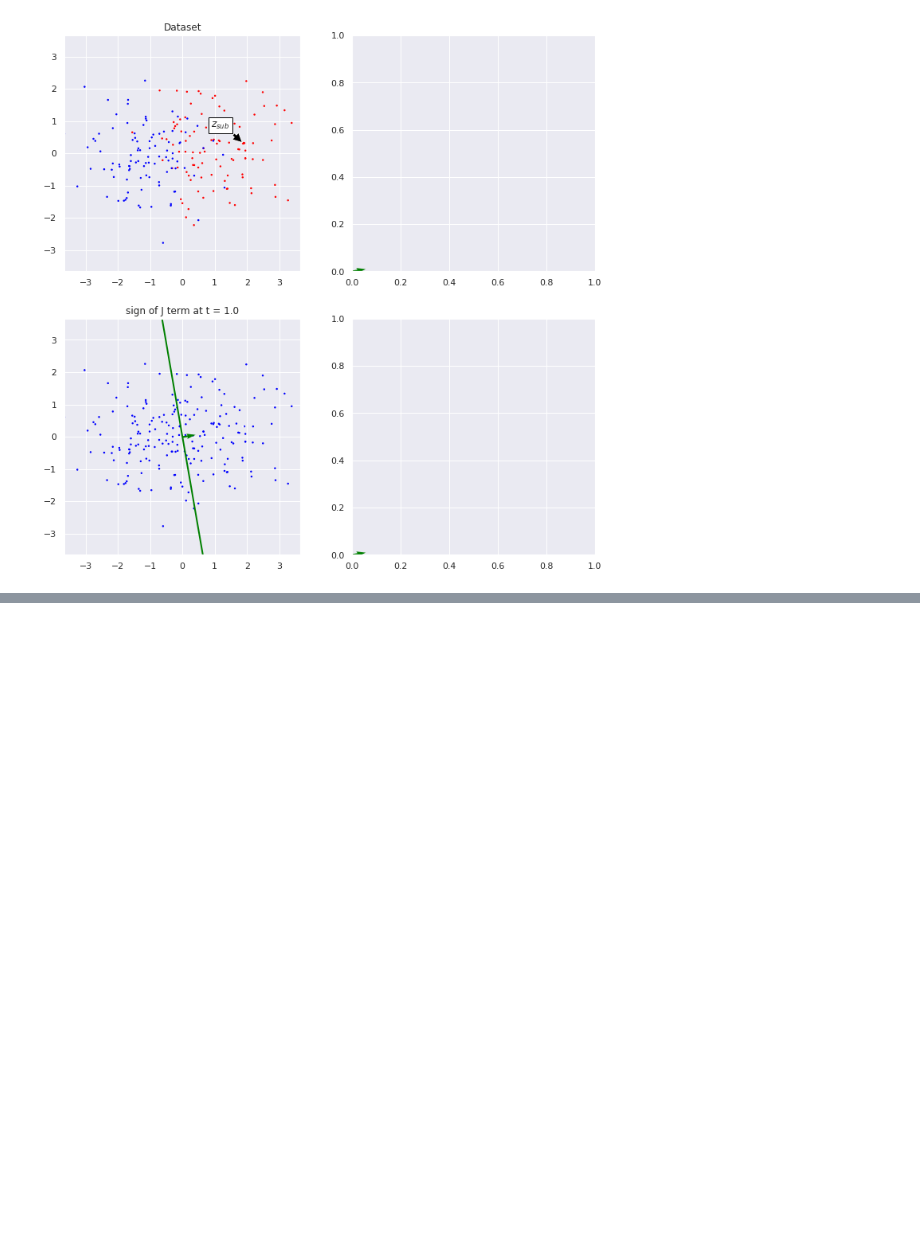
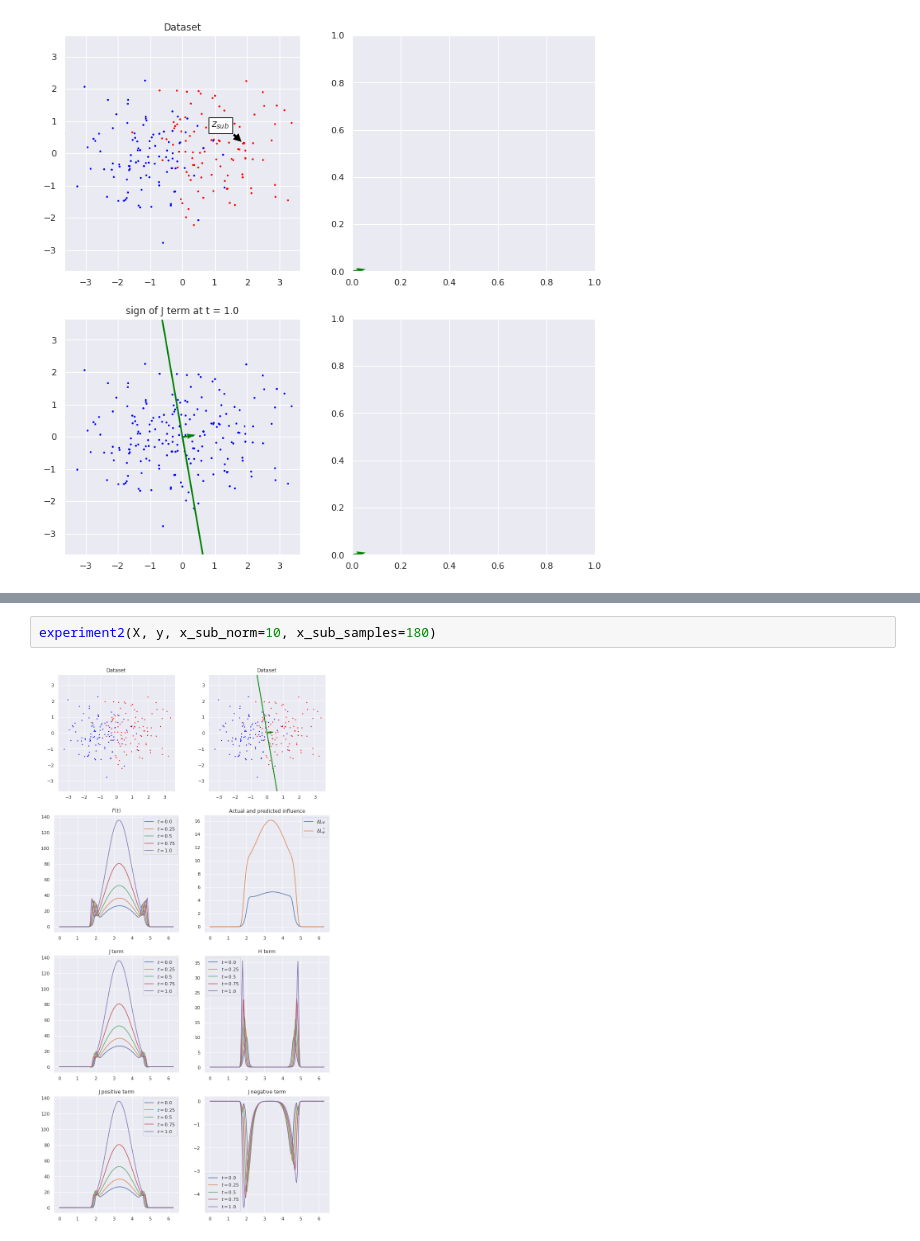
Before and after one commit to bbbert/influence-release, a Jupyter notebook: scripts/bash_examples.ipynb, the cells around one changed output, grey strips where cells are left out. Cells and saved outputs as stored; diff of their text form; blank space fills up the shorter version.

```diff
--- a/scripts/bash_examples.ipynb
+++ b/scripts/bash_examples.ipynb
@@ -346,0 +456,4 @@ experiment(X, y, (np.array([18.76575467, 3.14490317])*0.1, 1), t_samples=2, what
+# %%
+experiment2(X, y, x_sub_norm=10, x_sub_samples=180)
+# %% [output]
+[figure, added]
```
Also changed, not shown: parts of 10 cells of this notebook, 2 other files.
